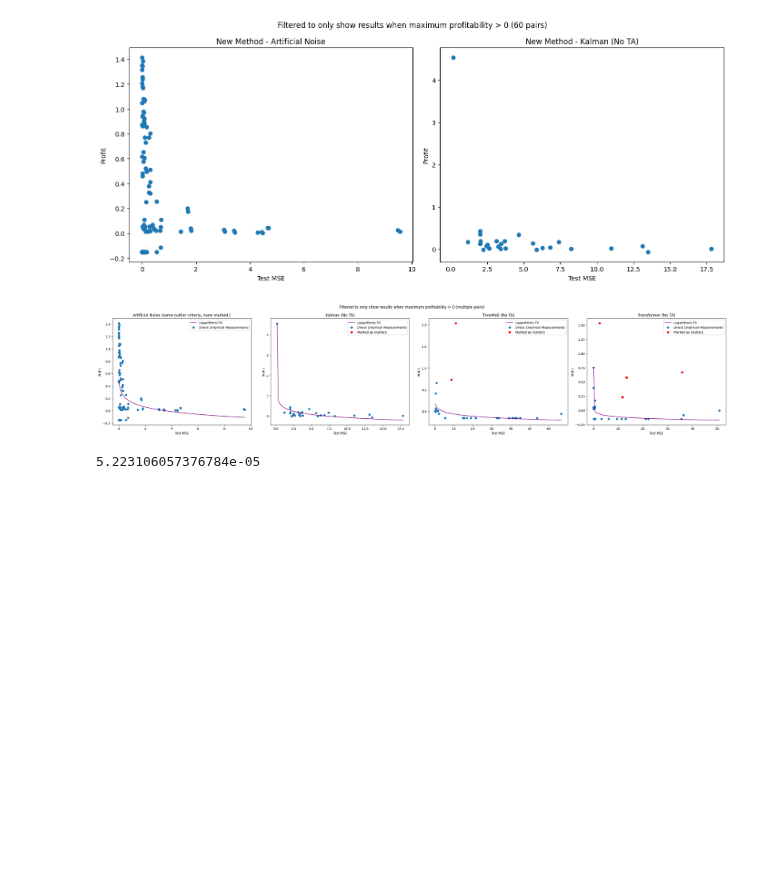
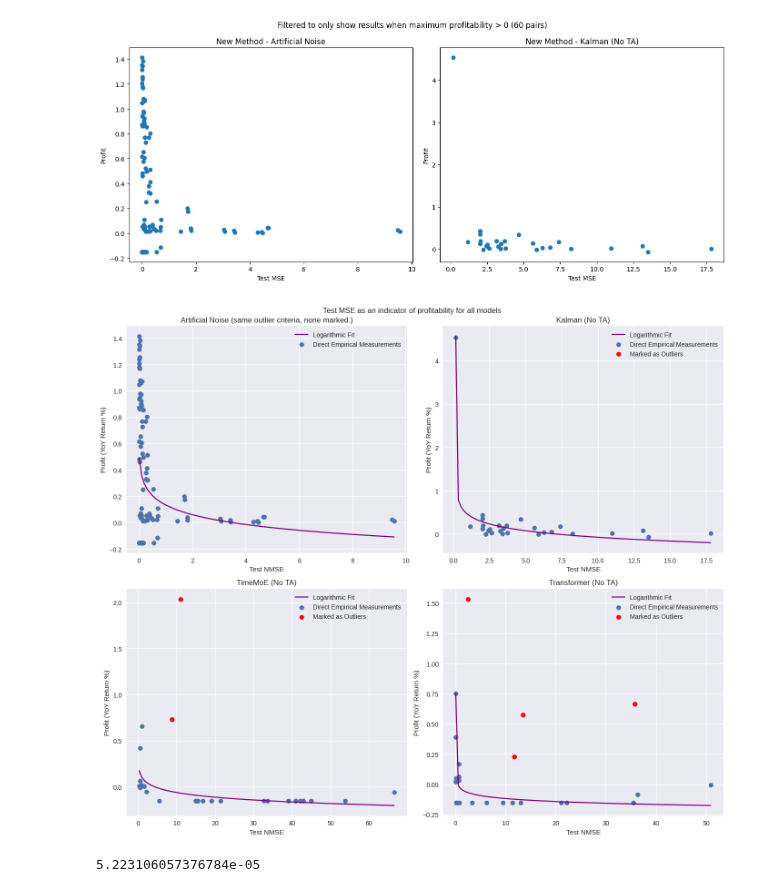
Before and after one commit to maviddoerdijk/bsc-thesis, a Jupyter notebook: exp/test_mse_vs_profitability.ipynb, the cells around one changed output. Drawn from its saved outputs; the diff is of its cells as text; code cells hidden in the pictures; blank space fills up the shorter version.

Commit message:
[test_mse_vs_profitability.ipynb] Latest reformatting

```diff
--- a/exp/test_mse_vs_profitability.ipynb
+++ b/exp/test_mse_vs_profitability.ipynb
@@ -539,6 +539,7 @@ plt.show()
 # %%
 import re
 import matplotlib.pyplot as plt
+plt.style.use('seaborn-v0_8')
 
 # Helper function to extract values from each block
 def extract_values(method_block):
@@ -624,7 +625,9 @@ new_art_mse, new_art_profit = flatten_artificial(new_artificial)
 model_keys = [k for k in all_models if k.endswith('_no_TA')]
 model_keys.sort()  # optional: keep it ordered
 
-fig, axs = plt.subplots(1, len(model_keys) + 1, figsize=(7 * (len(model_keys) + 1), 6))
+# fig, axs = plt.subplots(1, len(model_keys) + 1, figsize=(7 * (len(model_keys) + 1), 6))
+fig, axs = plt.subplots(2, 2, figsize=(14, 12))
+axs = axs.flatten()  # Flatten to 1D for easy indexing
 
 # First plot: new method, artificial noise
 from scipy.optimize import curve_fit
@@ -639,40 +642,40 @@ axs[0].plot(x0, y0, color="purple", label="Logarithmic Fit")
 
 axs[0].scatter(new_art_mse, new_art_profit, label="Direct Empirical Measurements")
 axs[0].set_title('Artificial Noise (same outlier criteria, none marked.)')
-axs[0].set_xlabel('Test MSE')
-axs[0].set_ylabel('Profit')
+axs[0].set_xlabel('Test NMSE')
+axs[0].set_ylabel('Profit (YoY Return %)')
 axs[0].legend()
 
 # Plots for each model (no TA)
 for i, key in enumerate(model_keys, 1):
     mse, profit = flatten_model(new_models, key)
     # remove outliers where mse > 1 and profit > 0.2
     if key != 'Kalman_no_TA':
       outlier_idxs = [idx for idx, (mse_val, profit_val) in enumerate(zip(mse, profit)) if mse_val > 2 and profit_val > 0.2]
       mse_cleaned, profit_cleaned = [mse[i] for i in range(len(mse)) if i not in outlier_idxs], [profit[i] for i in range(len(profit)) if i not in outlier_idxs]
       mse_outliers, profit_outliers = [mse[i] for i in outlier_idxs], [profit[i] for i in outlier_idxs]
     else:
       mse_cleaned, profit_cleaned = mse, profit
       mse_outliers, profit_outliers = [], []
 
 
     x_i = np.linspace(min(mse_cleaned), max(mse_cleaned), 100)
     popt_log, _ = curve_fit(logarithmic, mse_cleaned, profit_cleaned, p0=[-1e5, 2, 2e5], maxfev=5000)
     y_i = logarithmic(x_i, *popt_log)
     axs[i].plot(x_i, y_i, color="purple", label="Logarithmic Fit")
 
     axs[i].scatter(mse, profit, label="Direct Empirical Measurements")
     axs[i].scatter(mse_outliers, profit_outliers, color="red", label="Marked as Outliers")
     axs[i].set_title(f'{key.replace("_no_TA", "")} (No TA)')
-    axs[i].set_xlabel('Test MSE')
-    axs[i].set_ylabel('Profit')
+    axs[i].set_xlabel('Test NMSE')
+    axs[i].set_ylabel('Profit (YoY Return %)')
     axs[i].legend()
 
-fig.suptitle("Filtered to only show results when maximum profitability > 0 (multiple pairs)")
+fig.suptitle("Test MSE as an indicator of profitability for all models")
 fig.tight_layout()
 plt.show()
 # %% [output]
-[figure, old version]
+[figure, new version]
 # %%
 min(new_art_mse)
 for i, key in enumerate(model_keys, 1):
```
